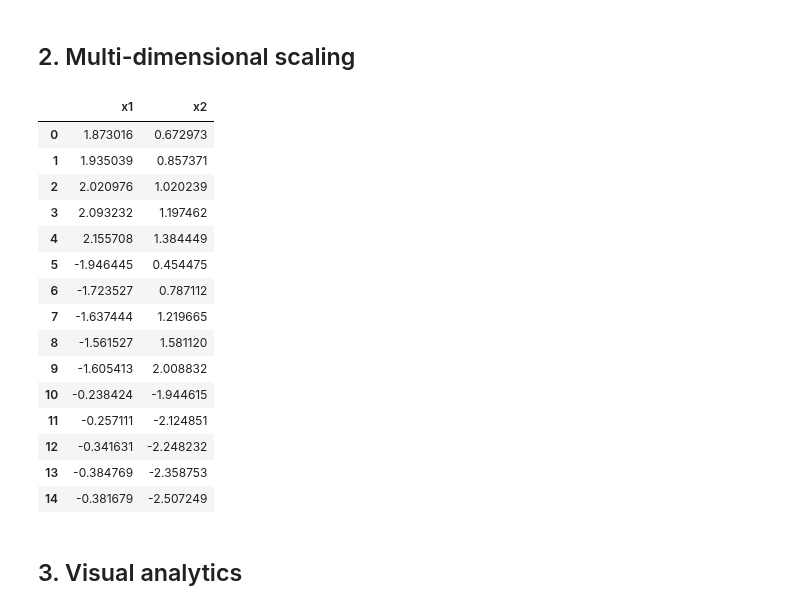
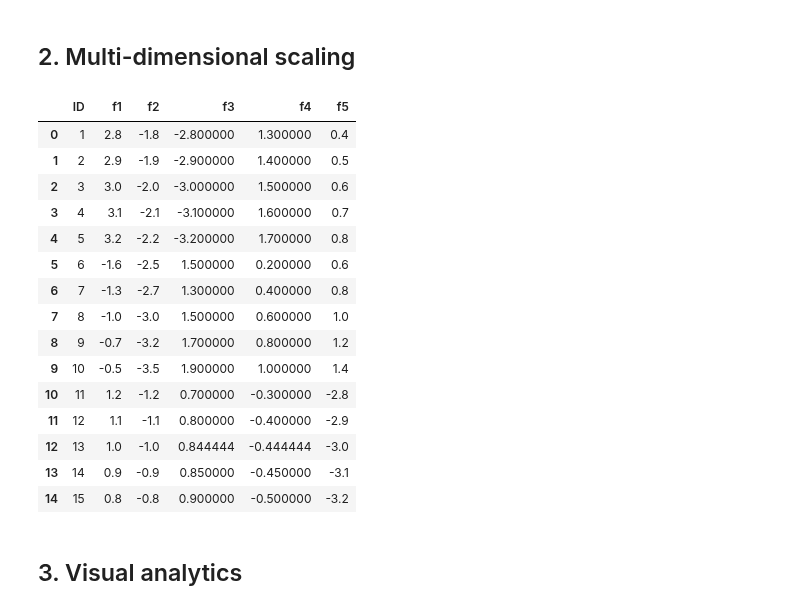
Before and after one commit to radiukpavlo/transition-matrix-ml, a Jupyter notebook: projects/mnist_mds.ipynb, the cells around one changed output. Saved outputs shown, nothing was run; the diff lists cells and outputs as text; code cells hidden in the pictures.

```diff
--- a/projects/mnist_mds.ipynb
+++ b/projects/mnist_mds.ipynb
@@ -51,24 +51,25 @@ X_mds = mds.fit_transform(X_scaled)
 # Convert the reduced data back to a pandas DataFrame
 formal_model_reduced = pd.DataFrame(X_mds, columns=["x1", "x2"])
 # %%
-formal_model_reduced
+formal_model_with_id.to_csv('formal_model_with_id.csv', index=False)
+formal_model_with_id
 # %% [output]
-|  | x1 | x2 |
-| 0 | 1.873016 | 0.672973 |
-| 1 | 1.935039 | 0.857371 |
-| 2 | 2.020976 | 1.020239 |
-| 3 | 2.093232 | 1.197462 |
-| 4 | 2.155708 | 1.384449 |
-| 5 | -1.946445 | 0.454475 |
-| 6 | -1.723527 | 0.787112 |
-| 7 | -1.637444 | 1.219665 |
-| 8 | -1.561527 | 1.581120 |
-| 9 | -1.605413 | 2.008832 |
-| 10 | -0.238424 | -1.944615 |
-| 11 | -0.257111 | -2.124851 |
-| 12 | -0.341631 | -2.248232 |
-| 13 | -0.384769 | -2.358753 |
-| 14 | -0.381679 | -2.507249 |
+|  | ID | f1 | f2 | f3 | f4 | f5 |
+| 0 | 1 | 2.8 | -1.8 | -2.800000 | 1.300000 | 0.4 |
+| 1 | 2 | 2.9 | -1.9 | -2.900000 | 1.400000 | 0.5 |
+| 2 | 3 | 3.0 | -2.0 | -3.000000 | 1.500000 | 0.6 |
+| 3 | 4 | 3.1 | -2.1 | -3.100000 | 1.600000 | 0.7 |
+| 4 | 5 | 3.2 | -2.2 | -3.200000 | 1.700000 | 0.8 |
+| 5 | 6 | -1.6 | -2.5 | 1.500000 | 0.200000 | 0.6 |
+| 6 | 7 | -1.3 | -2.7 | 1.300000 | 0.400000 | 0.8 |
+| 7 | 8 | -1.0 | -3.0 | 1.500000 | 0.600000 | 1.0 |
+| 8 | 9 | -0.7 | -3.2 | 1.700000 | 0.800000 | 1.2 |
+| 9 | 10 | -0.5 | -3.5 | 1.900000 | 1.000000 | 1.4 |
+| 10 | 11 | 1.2 | -1.2 | 0.700000 | -0.300000 | -2.8 |
+| 11 | 12 | 1.1 | -1.1 | 0.800000 | -0.400000 | -2.9 |
+| 12 | 13 | 1.0 | -1.0 | 0.844444 | -0.444444 | -3.0 |
+| 13 | 14 | 0.9 | -0.9 | 0.850000 | -0.450000 | -3.1 |
+| 14 | 15 | 0.8 | -0.8 | 0.900000 | -0.500000 | -3.2 |
 # %% [markdown]
 ## 3. Visual analytics
 # %%
```
Also changed, not shown: parts of 14 cells of this notebook, 1 other file.
